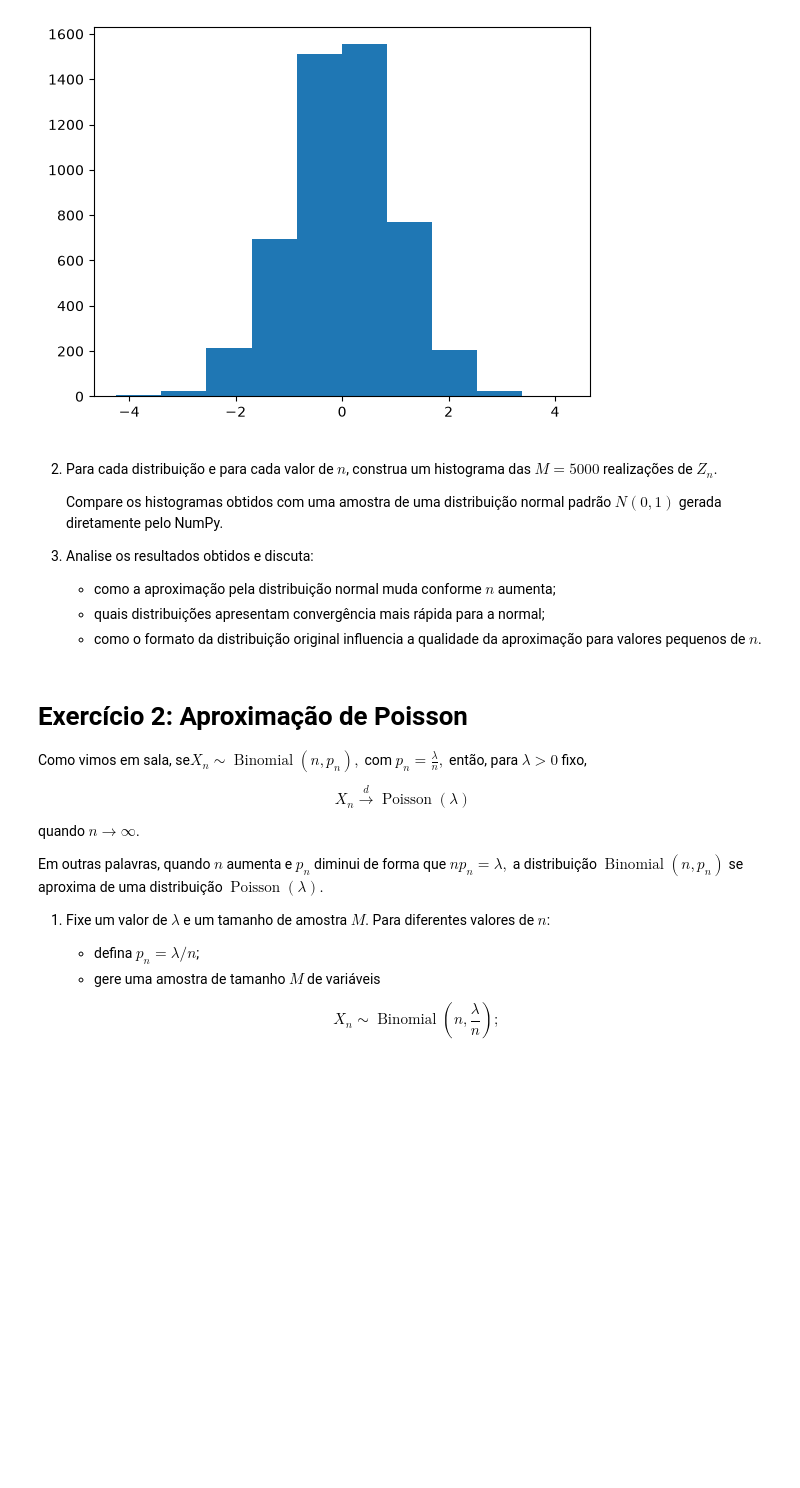
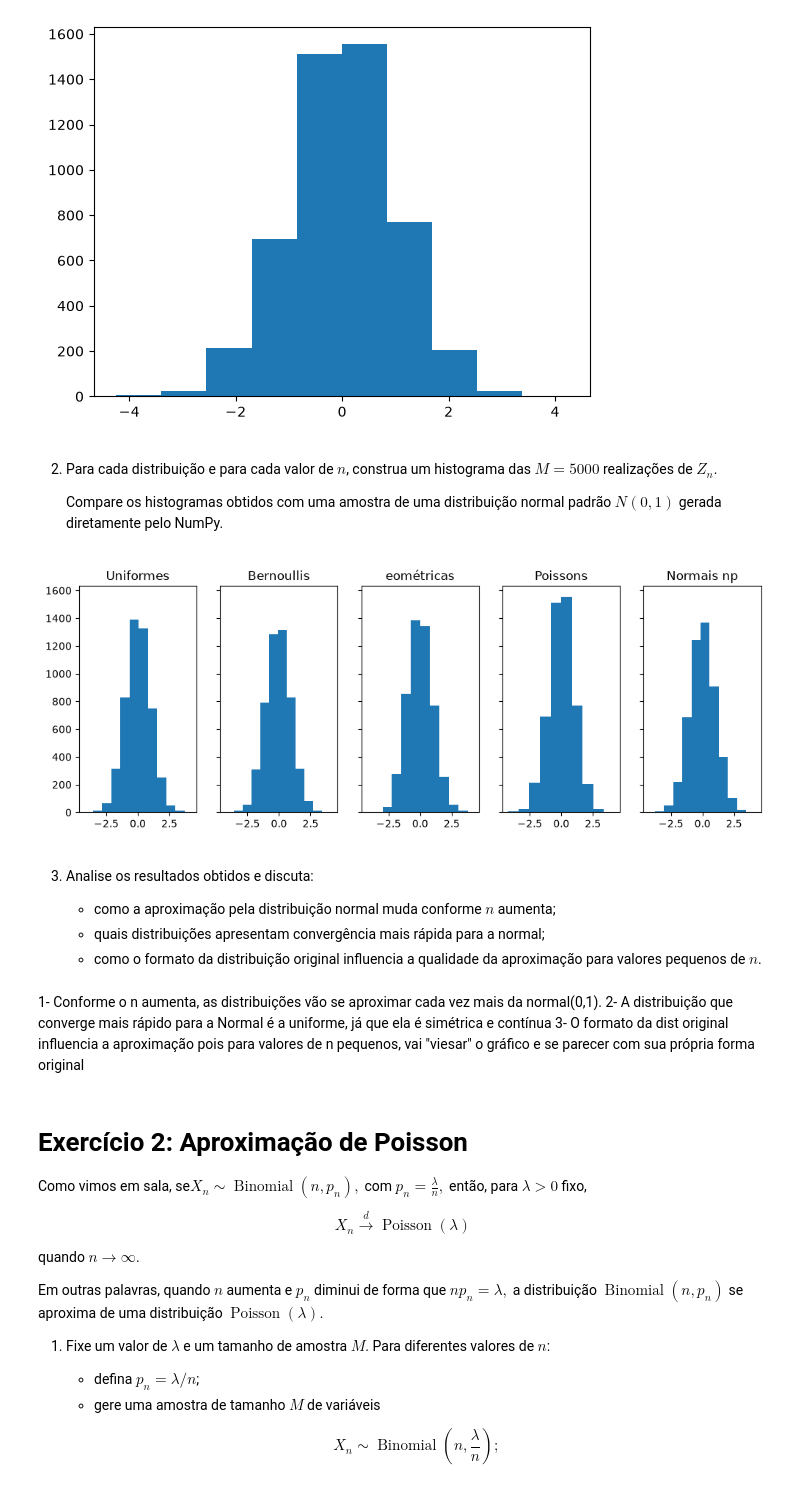
Before and after one commit to mauriciocelini/Programacao-Estatistica, a Jupyter notebook: Labs/Lab4.ipynb, the cells around one changed output. Drawn from its saved outputs; the diff is of its cells as text; code cells hidden in the pictures; blank space fills up the shorter version.

```diff
--- a/Labs/Lab4.ipynb
+++ b/Labs/Lab4.ipynb
@@ -131,16 +131,43 @@ plt.hist(amostra_poisson_normalizada)
          4.22849855]),
  <BarContainer object of 10 artists>)
 [figure]
+# %% [markdown]
+2. Para cada distribuição e para cada valor de $n$, construa um histograma das $M = 5000$ realizações de $Z_n$.
+
+   Compare os histogramas obtidos com uma amostra de uma distribuição normal padrão $N(0,1)$ gerada diretamente pelo NumPy.
+# %%
+normais = np.random.normal(0, 1, size=5000)
+# %%
+fig, ax = plt.subplots(1,5, figsize= (12,4), sharex=True, sharey=True)
+
+ax[0].hist(amostra_normalizada)
+ax[0].set_title('Uniformes')
+
+ax[1].hist(amostra_normalizada_bernoullis)
+ax[1].set_title('Bernoullis')
+
+ax[2].hist(amostras_geometricas_normalizadas)
+ax[2].set_title('eométricas')
+
+ax[3].hist(amostra_poisson_normalizada)
+ax[3].set_title('Poissons')
+
+ax[4].hist(normais)
+ax[4].set_title('Normais np')
+
+plt.show()
+# %% [output]
+[figure, added]
 # %% [markdown]
-2. Para cada distribuição e para cada valor de $n$, construa um histograma das $M = 5000$ realizações de $Z_n$.
-
-   Compare os histogramas obtidos com uma amostra de uma distribuição normal padrão $N(0,1)$ gerada diretamente pelo NumPy.
-
 3. Analise os resultados obtidos e discuta:
 
    * como a aproximação pela distribuição normal muda conforme $n$ aumenta;
    * quais distribuições apresentam convergência mais rápida para a normal;
    * como o formato da distribuição original influencia a qualidade da aproximação para valores pequenos de $n$.
+# %% [markdown]
+1- Conforme o n aumenta, as distribuições vão se aproximar cada vez mais da normal(0,1).
+2- A distribuição que converge mais rápido para a Normal é a uniforme, já que ela é simétrica e contínua
+3- O formato da dist original influencia a aproximação pois para valores de n pequenos, vai "viesar" o gráfico e se parecer com sua própria forma original
 # %% [markdown]
 # Exercício 2: Aproximação de Poisson
 
```
Also changed, not shown: parts of 2 cells of this notebook, 1 other file.
